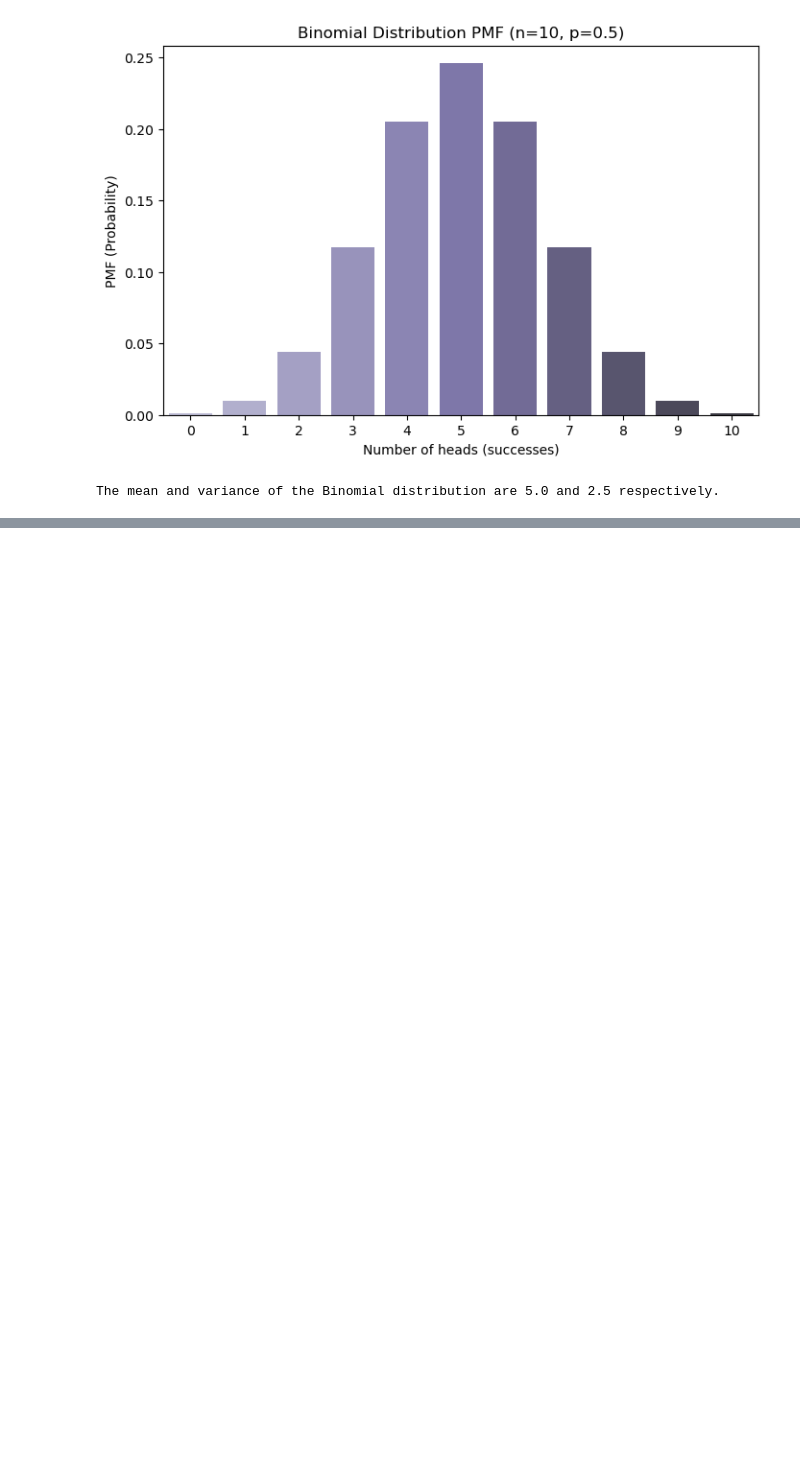
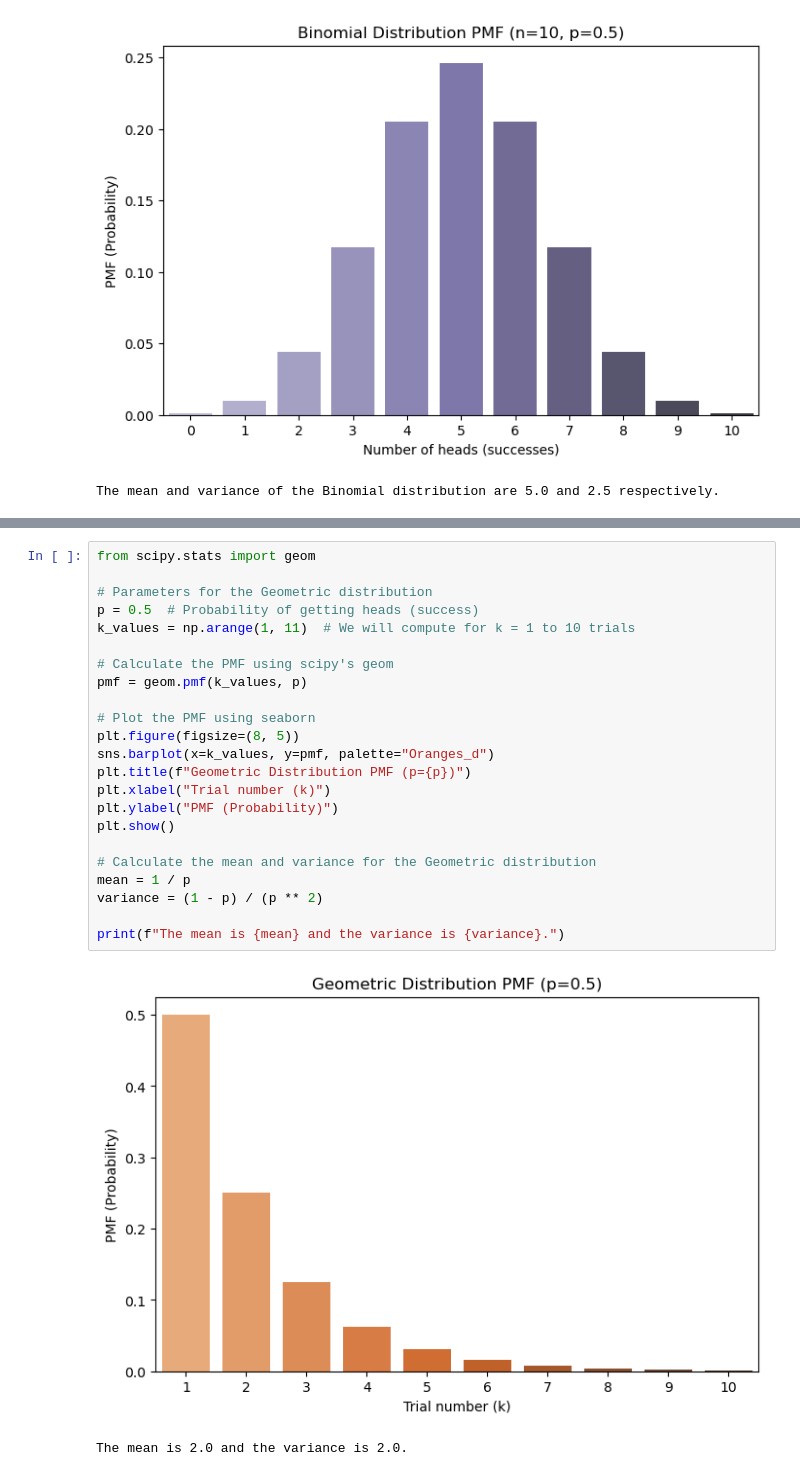
Before and after one commit to dusan-zdravkovic/Exam-P-Programs, a Jupyter notebook: discrete_distributions.ipynb, the cells around one changed output, grey strips where cells are left out. Saved outputs shown, nothing was run; the diff lists cells and outputs as text; blank space fills up the shorter version.

```diff
--- a/discrete_distributions.ipynb
+++ b/discrete_distributions.ipynb
@@ -100,0 +129,26 @@ The mean and variance of the Binomial distribution are 5.0 and 2.5 respectively.
+# %%
+from scipy.stats import geom
+
+# Parameters for the Geometric distribution
+p = 0.5  # Probability of getting heads (success)
+k_values = np.arange(1, 11)  # We will compute for k = 1 to 10 trials
+
+# Calculate the PMF using scipy's geom
+pmf = geom.pmf(k_values, p)
+
+# Plot the PMF using seaborn
+plt.figure(figsize=(8, 5))
+sns.barplot(x=k_values, y=pmf, palette="Oranges_d")
+plt.title(f"Geometric Distribution PMF (p={p})")
+plt.xlabel("Trial number (k)")
+plt.ylabel("PMF (Probability)")
+plt.show()
+
+# Calculate the mean and variance for the Geometric distribution
+mean = 1 / p
+variance = (1 - p) / (p ** 2)
+
+print(f"The mean is {mean} and the variance is {variance}.")
+# %% [output]
+[figure, added]
+The mean is 2.0 and the variance is 2.0.
```
Also changed, not shown: parts of 2 cells of this notebook.
